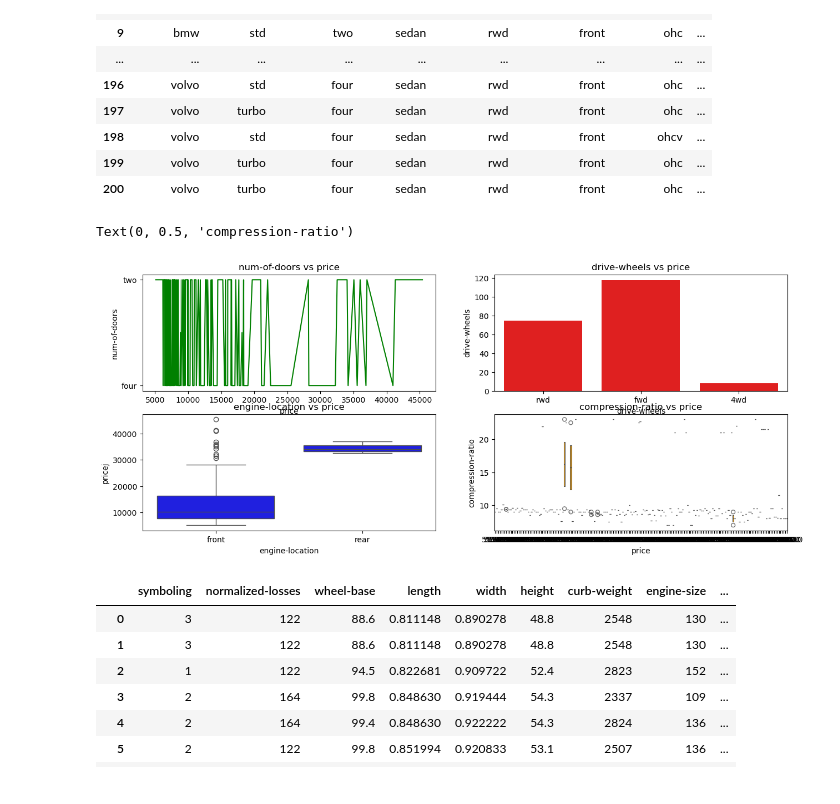
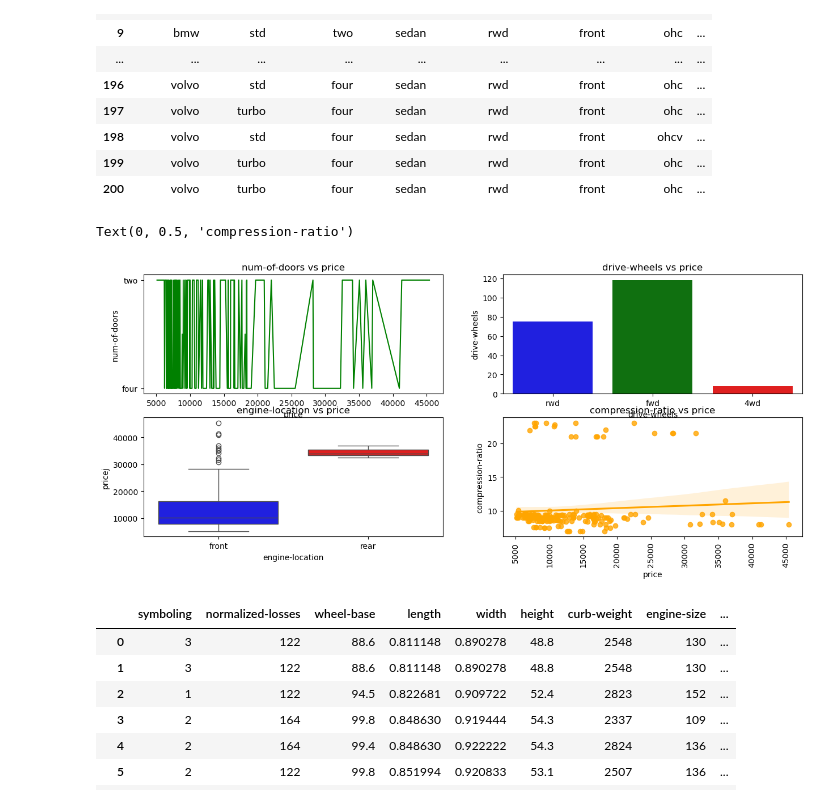
Before and after one commit to Gracias-Leader/Ventes-des-voitures, a Jupyter notebook: cars.ipynb, the cells around one changed output. Cells and saved outputs as stored; diff of their text form; code cells hidden in the pictures.

```diff
--- a/cars.ipynb
+++ b/cars.ipynb
@@ -329,32 +331,33 @@ df_cat
 # %%
 # SUBPLOT DES VARIABLES 'num-of-doors','drive-wheels','engine-location'ET 'fuel-system'
 fig, axes = plt.subplots(2, 2, figsize=(15,6))
 
 # Graphe 1
 sns.lineplot(data=df, x="price", y="num-of-doors", color="green", ax=axes[0,0])
 axes[0,0].set_title("num-of-doors vs price")
 axes[0,0].set_ylabel("num-of-doors")
 
 
 # Graphe 2
-sns.countplot(data=df, x="drive-wheels", color="red", ax=axes[0,1])
+sns.countplot(data=df, x="drive-wheels", hue="drive-wheels", palette=["blue", "green", "red"], ax=axes[0,1])
 axes[0,1].set_title("drive-wheels vs price")
 axes[0,1].set_ylabel("drive-wheels")
 
 
 
-sns.boxplot(data=df, x="engine-location", y="price", color="blue", ax=axes[1,0])
+sns.boxplot(data=df, x="engine-location", y="price",hue="engine-location", palette=["blue", "red"], ax=axes[1,0])
 axes[1,0].set_title("engine-location vs price")
 axes[1,0].set_ylabel("pricej")
 
 
 # Graphe 4
-sns.boxenplot(data=df, x="price", y="compression-ratio", color="orange", ax=axes[1,1])
+sns.regplot(data=df, x="price", y="compression-ratio", color="orange", ax=axes[1,1])
 axes[1,1].set_title("compression-ratio vs price")
+axes[1,1].tick_params("x", rotation=90)
 axes[1,1].set_ylabel("compression-ratio")
 # %% [output]
 Text(0, 0.5, 'compression-ratio')
-[figure, old version]
+[figure, new version]
 # %%
 # VOIR LES DONNÉES NUMÉRIQUES
 df_num = df.select_dtypes("number")
```
Also changed, not shown: parts of 8 cells of this notebook, 2 other files.
